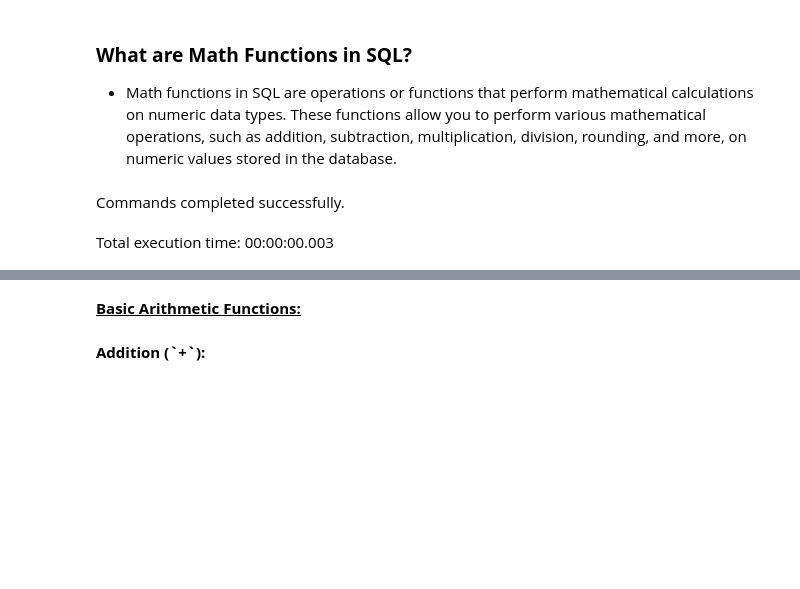
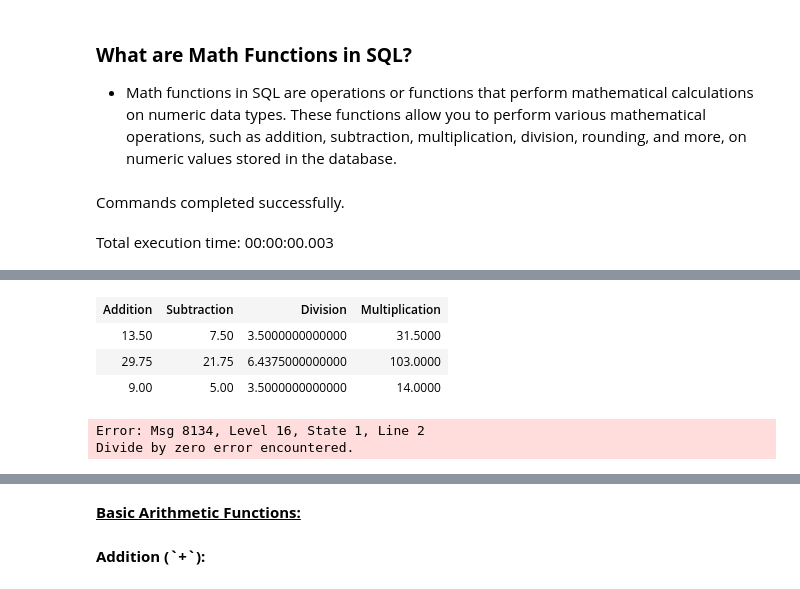
Before and after one commit to rathodlaxman/DataScienceLearnersHub-SQL, a Jupyter notebook: DSLH-MathFunctions.ipynb, the cells around one changed output, grey strips where cells are left out. Saved outputs shown, nothing was run; the diff lists cells and outputs as text; code cells hidden in the pictures; blank space fills up the shorter version.

```diff
--- a/DSLH-MathFunctions.ipynb
+++ b/DSLH-MathFunctions.ipynb
@@ -42,0 +108,9 @@ Total execution time: 00:00:00.007
+# %%
+-- Basic Arithmetic Operators
+SELECT
+    number1 + number2 AS Addition,
+    number1 - number2 AS Subtraction,
+    number1 / number2 AS Division, -- Note: This will cause an error due to division by zero
+    number1 * number2 AS Multiplication
+FROM math_functions_demo;
+# %% [output]
@@ -42,0 +118,6 @@ Total execution time: 00:00:00.007
+| Addition | Subtraction | Division | Multiplication |
+| 13.50 | 7.50 | 3.5000000000000 | 31.5000 |
+| 29.75 | 21.75 | 6.4375000000000 | 103.0000 |
+| 9.00 | 5.00 | 3.5000000000000 | 14.0000 |
+Error: Msg 8134, Level 16, State 1, Line 2
+Divide by zero error encountered.
```
Also changed, not shown: parts of 15 cells of this notebook, 2 other files.
